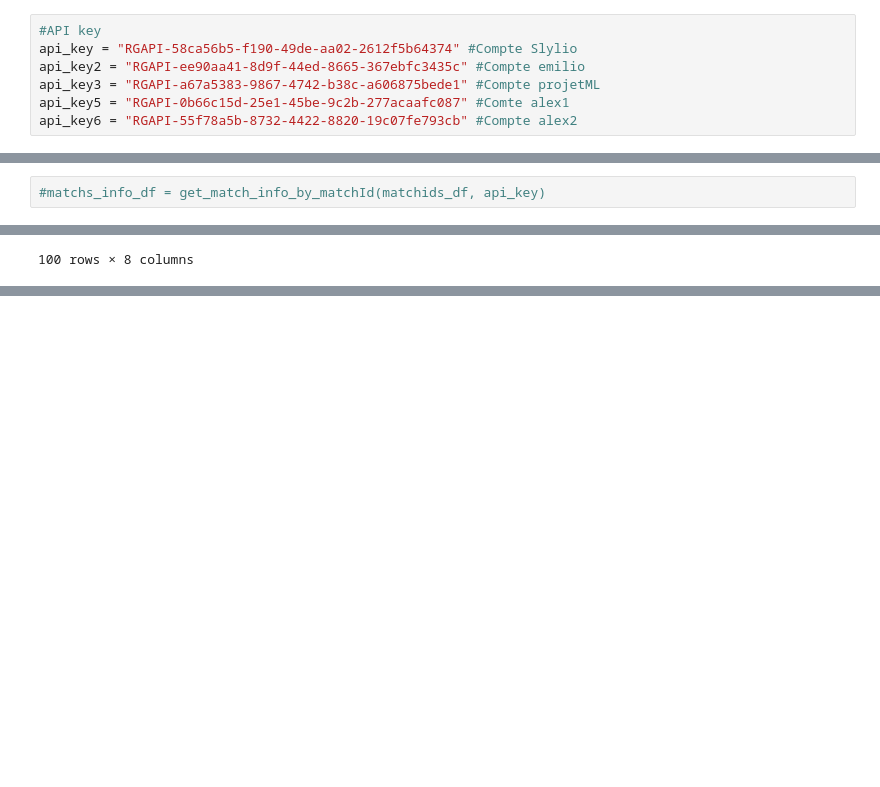
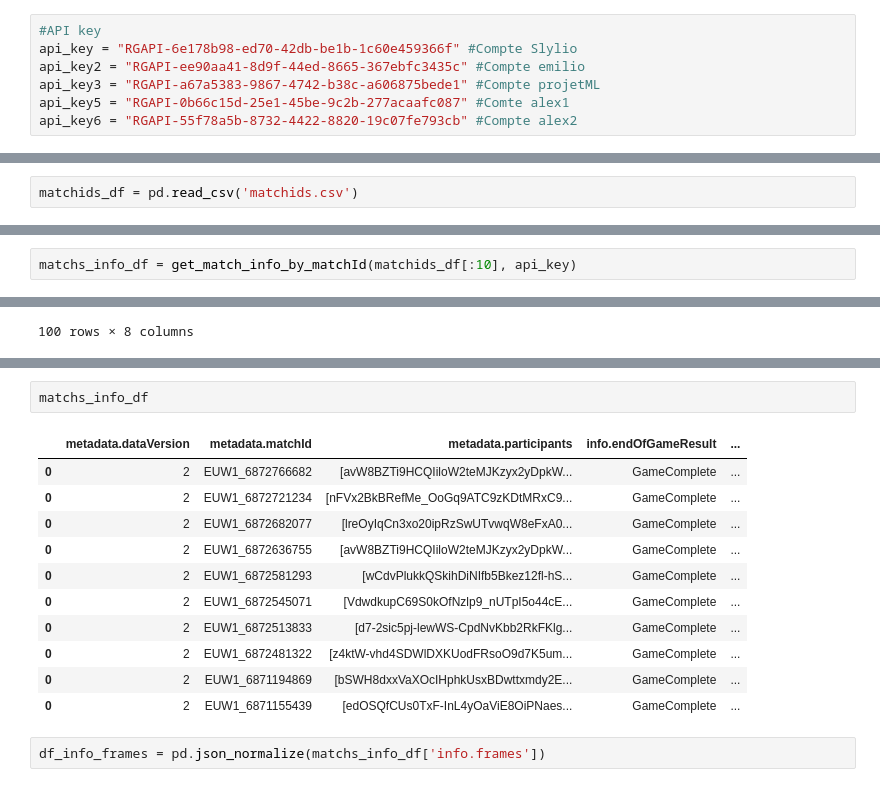
Before and after one commit to Slylio/projetLol, a Jupyter notebook: api_process.ipynb, the cells around one changed output, grey strips where cells are left out. Saved outputs shown, nothing was run; the diff lists cells and outputs as text; blank space fills up the shorter version.

```diff
--- a/api_process.ipynb
+++ b/api_process.ipynb
@@ -12,7 +12,7 @@ import seaborn as sns
 # Tout le travail API
 # %%
 #API key
-api_key = "RGAPI-58ca56b5-f190-49de-aa02-2612f5b64374" #Compte Slylio
+api_key = "RGAPI-6e178b98-ed70-42db-be1b-1c60e459366f" #Compte Slylio
 api_key2 = "RGAPI-ee90aa41-8d9f-44ed-8665-367ebfc3435c" #Compte emilio
 api_key3 = "RGAPI-a67a5383-9867-4742-b38c-a606875bede1" #Compte projetML
 api_key5 = "RGAPI-0b66c15d-25e1-45be-9c2b-277acaafc087" #Comte alex1
@@ -179,6 +179,8 @@ matchids_df.drop(columns = 'index', inplace = True )
 matchids_df
 # %% [output]
 NameError: name 'matchids_df' is not defined
+# %%
+matchids_df = pd.read_csv('matchids.csv')
 # %%
 def get_match_info_by_matchId(match_ids, api_key):
 
@@ -215,4 +217,4 @@ def get_match_info_by_matchId(match_ids, api_key):
 
     return matchid_info_df
 # %%
-#matchs_info_df = get_match_info_by_matchId(matchids_df, api_key)
+matchs_info_df = get_match_info_by_matchId(matchids_df[:10], api_key)
@@ -295,0 +326,16 @@ df_matchs_info1[:1000].to_csv('matchs_info1-light.csv', index=False)
+# %%
+matchs_info_df
+# %% [output]
+|  | metadata.dataVersion | metadata.matchId | metadata.participants | info.endOfGameResult | ... |
+| 0 | 2 | EUW1_6872766682 | [avW8BZTi9HCQIiloW2teMJKzyx2yDpkW... | GameComplete | ... |
+| 0 | 2 | EUW1_6872721234 | [nFVx2BkBRefMe_OoGq9ATC9zKDtMRxC9... | GameComplete | ... |
+| 0 | 2 | EUW1_6872682077 | [lreOyIqCn3xo20ipRzSwUTvwqW8eFxA0... | GameComplete | ... |
+| 0 | 2 | EUW1_6872636755 | [avW8BZTi9HCQIiloW2teMJKzyx2yDpkW... | GameComplete | ... |
+| 0 | 2 | EUW1_6872581293 | [wCdvPlukkQSkihDiNIfb5Bkez12fl-hS... | GameComplete | ... |
+| 0 | 2 | EUW1_6872545071 | [VdwdkupC69S0kOfNzlp9_nUTpI5o44cE... | GameComplete | ... |
+| 0 | 2 | EUW1_6872513833 | [d7-2sic5pj-lewWS-CpdNvKbb2RkFKlg... | GameComplete | ... |
+| 0 | 2 | EUW1_6872481322 | [z4ktW-vhd4SDWlDXKUodFRsoO9d7K5um... | GameComplete | ... |
+| 0 | 2 | EUW1_6871194869 | [bSWH8dxxVaXOcIHphkUsxBDwttxmdy2E... | GameComplete | ... |
+| 0 | 2 | EUW1_6871155439 | [edOSQfCUs0TxF-InL4yOaViE8OiPNaes... | GameComplete | ... |
+# %%
+df_info_frames = pd.json_normalize(matchs_info_df['info.frames'])
```
Also changed, not shown: parts of 7 cells of this notebook.
